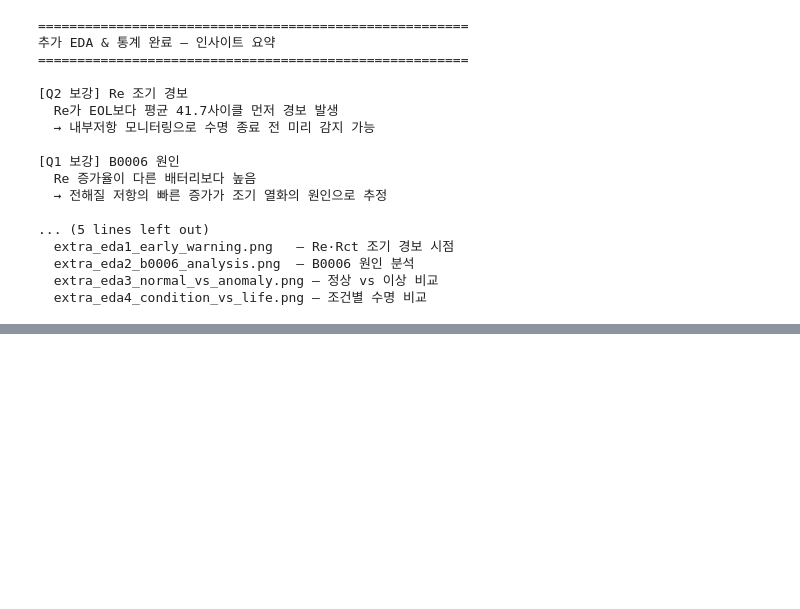
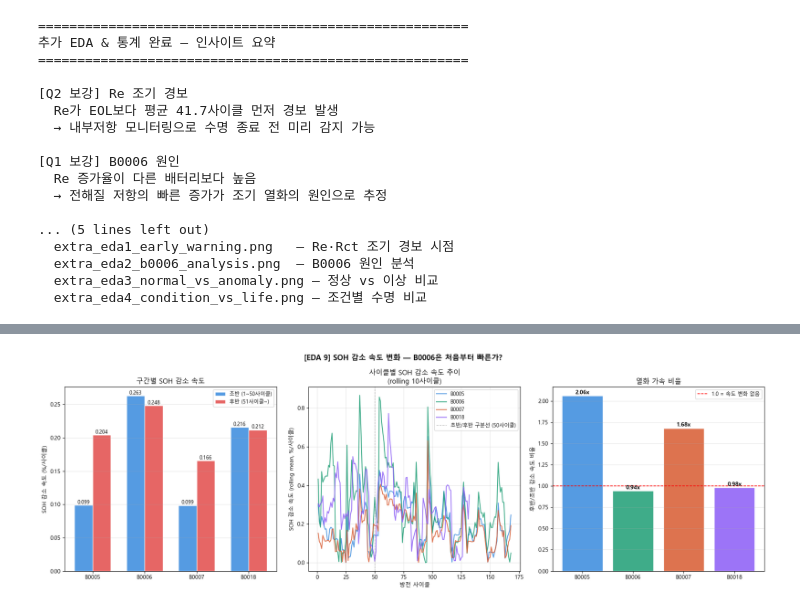
Before and after one commit to mipigirl7/project_lithium_battery_analysis_16team, a Jupyter notebook: 02-2_visualiazation.ipynb, the cells around one changed output, grey strips where cells are left out. Drawn from its saved outputs; the diff is of its cells as text; code cells hidden in the pictures; blank space fills up the shorter version.

```diff
--- a/02-2_visualiazation.ipynb
+++ b/02-2_visualiazation.ipynb
@@ -438,0 +515,79 @@ print(f"""
+# %%
+fig, axes = plt.subplots(1, 3, figsize=(18, 6))
+
+speed_data = []
+for bid in sorted(df_A_valid['battery_id'].unique()):
+    b = df_A_valid[df_A_valid['battery_id'] == bid].copy()
+    early = b[b['discharge_cycle_raw'] <= 50]['SOH_diff'].mean()
+    late  = b[b['discharge_cycle_raw'] > 50]['SOH_diff'].mean()
+    speed_data.append({'battery_id': bid, 'early': early, 'late': late})
+
+speed_df = pd.DataFrame(speed_data)
+x = range(len(speed_df))
+w = 0.35
+
+bars1 = axes[0].bar([i - w/2 for i in x], speed_df['early'].abs(),
+                    width=w, label='초반 (1~50사이클)',
+                    color='#378ADD', alpha=0.85, edgecolor='white')
+bars2 = axes[0].bar([i + w/2 for i in x], speed_df['late'].abs(),
+                    width=w, label='후반 (51사이클~)',
+                    color='#E24B4A', alpha=0.85, edgecolor='white')
+
+for bar, val in zip(bars1, speed_df['early'].abs()):
+    axes[0].text(bar.get_x() + bar.get_width()/2, bar.get_height() + 0.002,
+                 f'{val:.3f}', ha='center', fontsize=9)
+for bar, val in zip(bars2, speed_df['late'].abs()):
+    axes[0].text(bar.get_x() + bar.get_width()/2, bar.get_height() + 0.002,
+                 f'{val:.3f}', ha='center', fontsize=9)
+
+axes[0].set_xticks(list(x))
+axes[0].set_xticklabels(speed_df['battery_id'])
+axes[0].set_ylabel('SOH 감소 속도 (%/사이클)')
+axes[0].set_title('구간별 SOH 감소 속도')
+axes[0].legend(fontsize=9)
+axes[0].grid(axis='y', alpha=0.3)
+
+for bid in sorted(df_A_valid['battery_id'].unique()):
+    b = df_A_valid[df_A_valid['battery_id'] == bid].copy()
+    rolling_diff = b['SOH_diff'].rolling(window=10, center=True, min_periods=1).mean()
+    axes[1].plot(b['discharge_cycle_raw'], rolling_diff.abs(),
+                 color=BATTERY_COLORS.get(bid, 'gray'),
+                 linewidth=1.5, label=bid, alpha=0.85)
+
+axes[1].axvline(x=50, color='gray', linestyle='--', linewidth=1, alpha=0.5,
+                label='초반/후반 구분선 (50사이클)')
+axes[1].set_xlabel('방전 사이클')
+axes[1].set_ylabel('SOH 감소 속도 (rolling mean, %/사이클)')
+axes[1].set_title('사이클별 SOH 감소 속도 추이\n(rolling 10사이클)')
+axes[1].legend(fontsize=9)
+axes[1].grid(alpha=0.3)
+
+speed_df['accel_ratio'] = speed_df['late'].abs() / speed_df['early'].abs()
+colors_bar = [BATTERY_COLORS.get(b, 'gray') for b in speed_df['battery_id']]
+bars3 = axes[2].bar(speed_df['battery_id'], speed_df['accel_ratio'],
+                    color=colors_bar, alpha=0.85, edgecolor='white')
+
+for bar, val in zip(bars3, speed_df['accel_ratio']):
+    axes[2].text(bar.get_x() + bar.get_width()/2, bar.get_height() + 0.02,
+                 f'{val:.2f}x', ha='center', fontsize=10, fontweight='bold')
+
+axes[2].axhline(y=1.0, color='red', linestyle='--', linewidth=1.2,
+                label='1.0 = 속도 변화 없음')
+axes[2].set_ylabel('후반/초반 감소 속도 비율')
+axes[2].set_title('열화 가속 비율')
+axes[2].legend(fontsize=9)
+axes[2].grid(axis='y', alpha=0.3)
+
+fig.suptitle('[EDA 9] SOH 감소 속도 변화 — B0006은 처음부터 빠른가?',
+             fontsize=13, fontweight='bold')
+plt.tight_layout()
+plt.savefig('extra_eda_speed.png', dpi=150, bbox_inches='tight')
+plt.show()
+
+print("\n=== SOH 감소 속도 수치 ===")
+for _, row in speed_df.iterrows():
+    print(f"{row['battery_id']}: 초반={row['early']:.3f}%/사이클, "
+          f"후반={row['late']:.3f}%/사이클, 가속비={row['accel_ratio']:.2f}x")
+print('[저장] extra_eda_speed.png')
+# %% [output]
+[figure, added]
```
Also changed, not shown: parts of 7 cells of this notebook, 24 other files.
